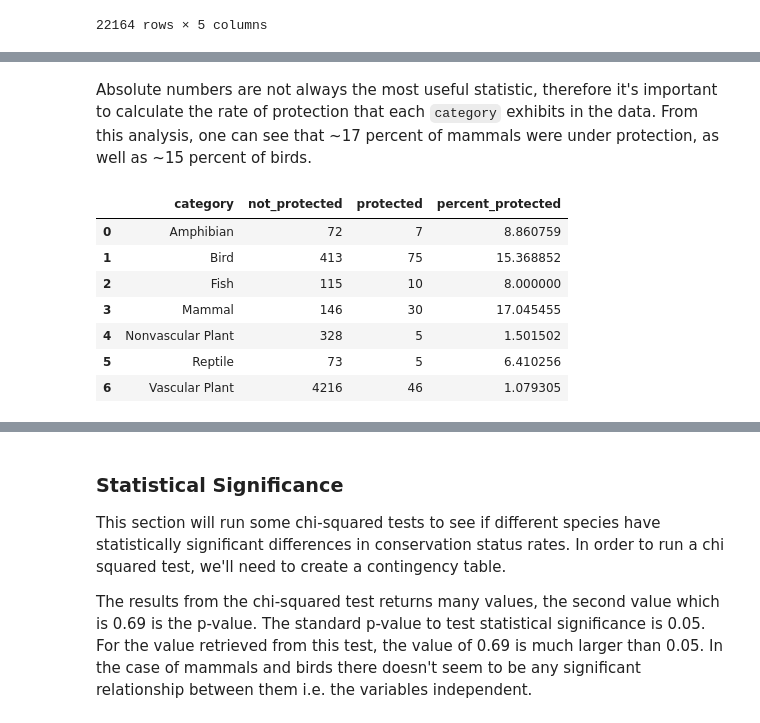
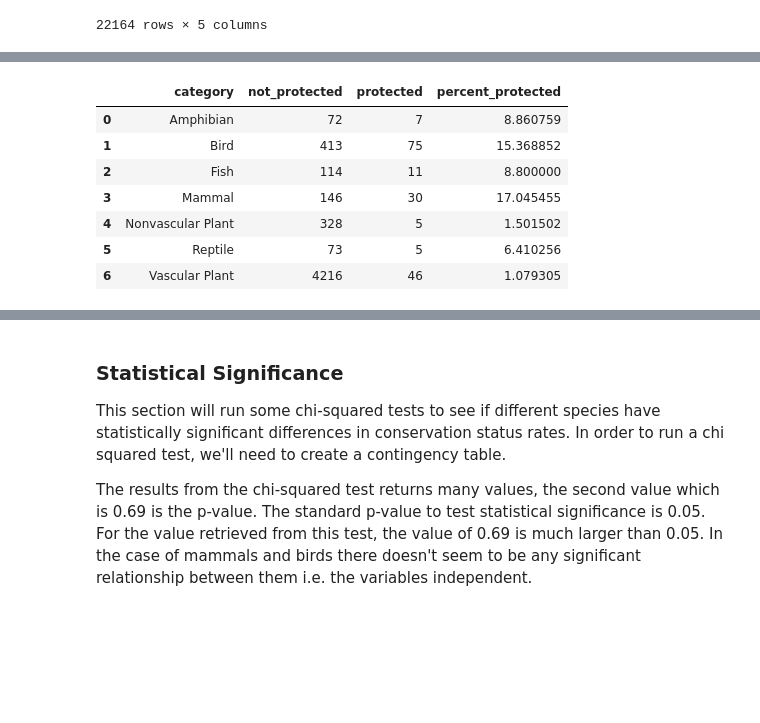
Before and after one commit to soyuz108/Visualization.-Biodiversity, a Jupyter notebook: viz_biodiversity.ipynb, the cells around one changed output, grey strips where cells are left out. Cells and saved outputs as stored; diff of their text form; code cells hidden in the pictures; blank space fills up the shorter version.

```diff
--- a/viz_biodiversity.ipynb
+++ b/viz_biodiversity.ipynb
@@ -273,15 +255,21 @@ category_counts
-# %% [markdown]
-Absolute numbers are not always the most useful statistic, therefore it's important to calculate the rate of protection that each `category` exhibits in the data. From this analysis, one can see that ~17 percent of mammals were under protection, as well as ~15 percent of birds.
-# %%
-category_counts["percent_protected"] = category_counts.protected / (category_counts.protected + category_counts.not_protected) * 100
-
-category_counts
-# %% [output]
-|  | category | not_protected | protected | percent_protected |
-| 0 | Amphibian | 72 | 7 | 8.860759 |
-| 1 | Bird | 413 | 75 | 15.368852 |
-| 2 | Fish | 115 | 10 | 8.000000 |
-| 3 | Mammal | 146 | 30 | 17.045455 |
-| 4 | Nonvascular Plant | 328 | 5 | 1.501502 |
-| 5 | Reptile | 73 | 5 | 6.410256 |
-| 6 | Vascular Plant | 4216 | 46 | 1.079305 |
+# %%
+# Add a new column of boolean type for any species that had a value other than No Intervention
+full_data["is_protected"] = full_data.conservation_status != "No Intervention"
+# Get the distribution of Category VS Protection Status
+protection_status = full_data.groupby(["category", "is_protected"])\
+                        ["scientific_name"].nunique().reset_index()\
+                        .pivot(columns="is_protected", index="category", values="scientific_name").reset_index()
+# Drop the unnessecary is_protected column
+protection_status.columns = ["category", "not_protected", "protected"]
+# Calculate the rate of protection that each category exhibits
+protection_status["percent_protected"] = protection_status.protected / (protection_status.protected + protection_status.not_protected) * 100
+protection_status
+# %% [output]
+|  | category | not_protected | protected | percent_protected |
+| 0 | Amphibian | 72 | 7 | 8.860759 |
+| 1 | Bird | 413 | 75 | 15.368852 |
+| 2 | Fish | 114 | 11 | 8.800000 |
+| 3 | Mammal | 146 | 30 | 17.045455 |
+| 4 | Nonvascular Plant | 328 | 5 | 1.501502 |
+| 5 | Reptile | 73 | 5 | 6.410256 |
+| 6 | Vascular Plant | 4216 | 46 | 1.079305 |
```
Also changed, not shown: parts of 16 cells of this notebook.
